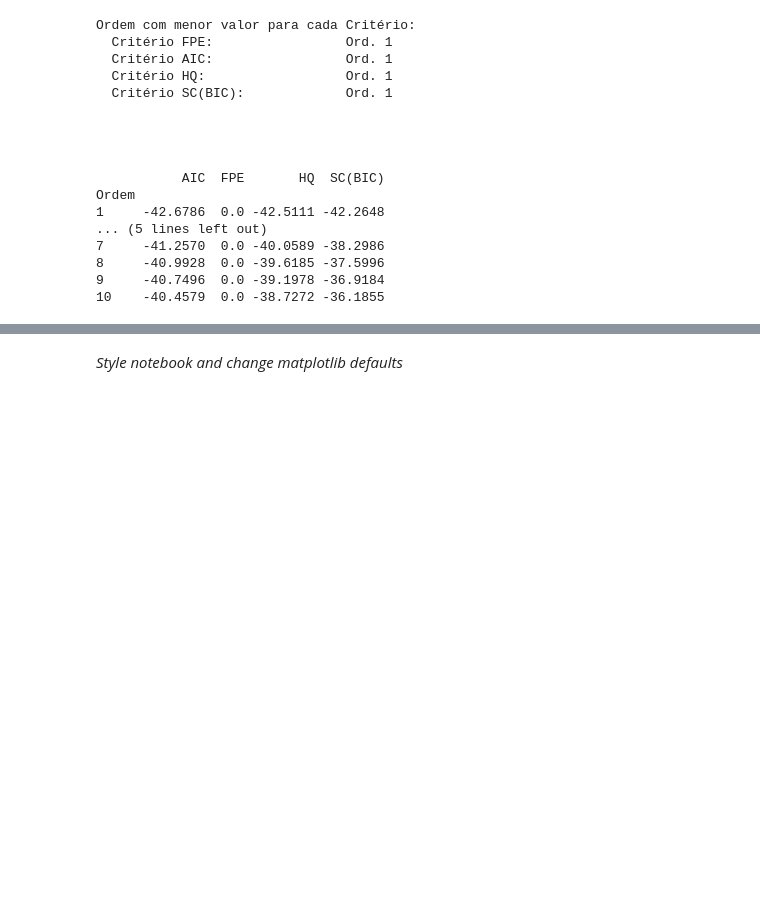
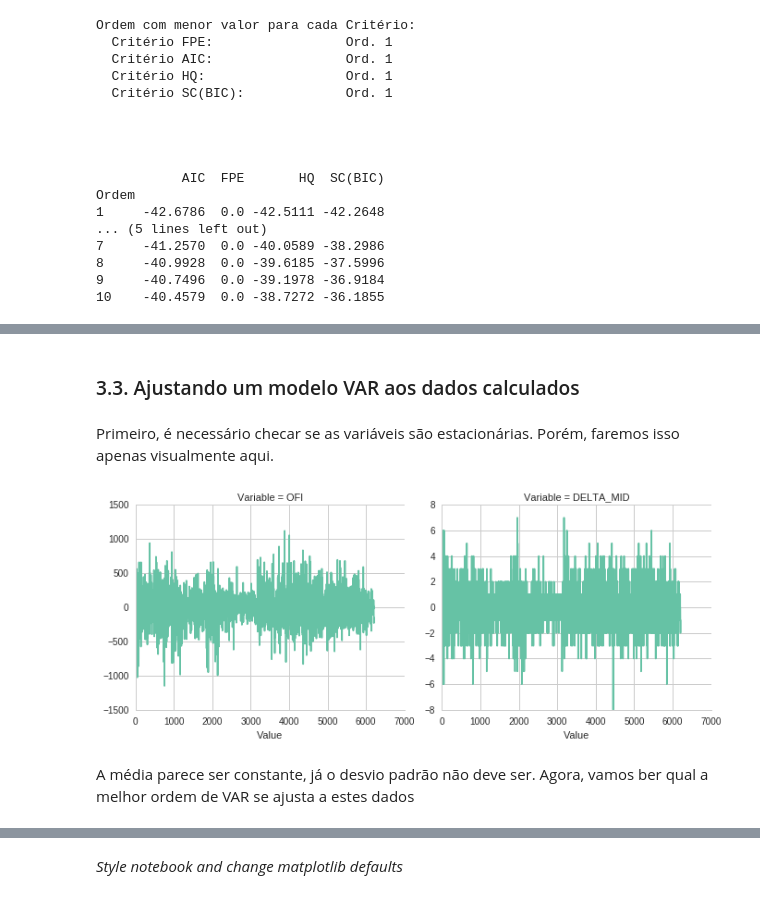
Before and after one commit to ucaiado/VectorAutoregression_Model, a Jupyter notebook: report.ipynb, the cells around one changed output, grey strips where cells are left out. Saved outputs shown, nothing was run; the diff lists cells and outputs as text; code cells hidden in the pictures; blank space fills up the shorter version.

```diff
--- a/report.ipynb
+++ b/report.ipynb
@@ -328,0 +521,15 @@ bla bla
+# %% [markdown]
+### 3.3. Ajustando um modelo VAR aos dados calculados
+# %% [markdown]
+Primeiro, é necessário checar se as variáveis são estacionárias. Porém, faremos isso apenas visualmente aqui.
+# %%
+import matplotlib.pyplot as plt
+df_plot = df2.unstack().reset_index()
+df_plot.drop('level_1', axis=1, inplace=True)
+df_plot.columns = ['Variable', 'Value']
+g = sns.FacetGrid(df_plot, col="Variable", sharey=False,  size=4, aspect=1.2)
+g = g.map(plt.plot, "Value")
+# %% [output]
+[figure, added]
+# %% [markdown]
+A média parece ser constante, já o desvio padrão não deve ser. Agora, vamos ber qual a melhor ordem de VAR se ajusta a estes dados
```
Also changed, not shown: parts of 35 cells of this notebook, 2 other files.
